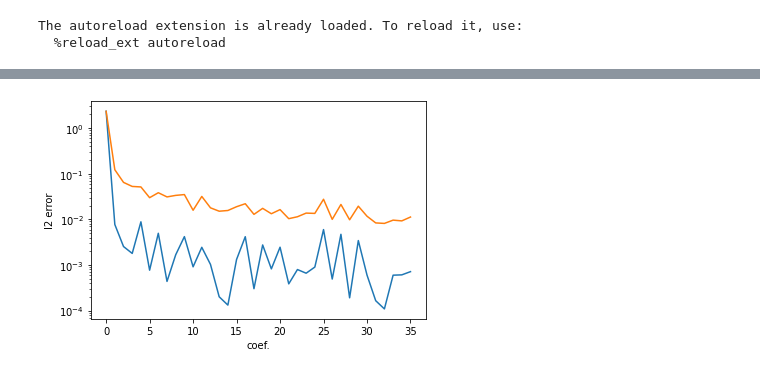
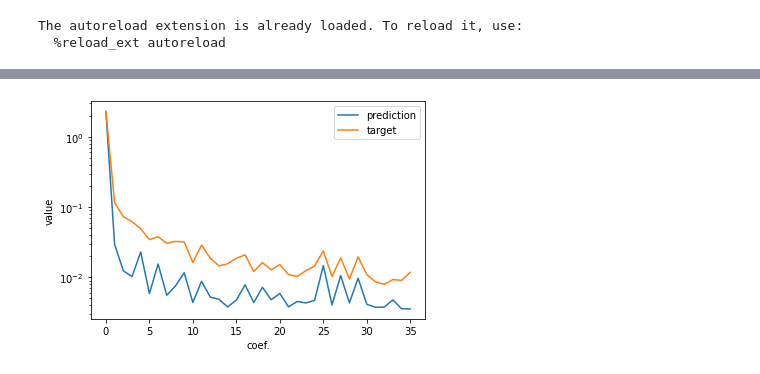
Before and after one commit to KeKsBoTer/punctum, a Jupyter notebook: pointnet/train.ipynb, the cells around one changed output, grey strips where cells are left out. Drawn from its saved outputs; the diff is of its cells as text; code cells hidden in the pictures.

```diff
--- a/pointnet/train.ipynb
+++ b/pointnet/train.ipynb
@@ -19,7 +24,7 @@ from torch.utils.data import DataLoader
 from pytorch3d.structures import Pointclouds
 import torch.utils.data as data
 
-ds = OctantDataset("../datasets/neuschwanstein_16_sh")
+ds = OctantDataset("../datasets/neuschwanstein_sh",sub_sample=1000)
 
 def collate_batched_point_clouds(batch: List[Tuple[Pointclouds, torch.Tensor]]):
     coefs = torch.stack([x[1] for x in batch])
@@ -33,13 +38,13 @@ num_train = int(0.8*len(ds))
 
 ds_train, ds_val = data.random_split(ds,[num_train,len(ds)-num_train])
 
-batch_size = 256
+batch_size = 64
 
 train_dataloader = DataLoader(
-    ds_train, batch_size=batch_size, shuffle=True, collate_fn=collate_batched_point_clouds, drop_last=True,num_workers=12,pin_memory=True
+    ds_train, batch_size=batch_size, shuffle=True, collate_fn=collate_batched_point_clouds, drop_last=False,num_workers=12,pin_memory=True
 )
 val_dataloader = DataLoader(
-    ds_train, batch_size=batch_size, shuffle=True, collate_fn=collate_batched_point_clouds, drop_last=True,num_workers=3,pin_memory=True
+    ds_train, batch_size=batch_size, shuffle=True, collate_fn=collate_batched_point_clouds, drop_last=False,num_workers=3,pin_memory=True
 )
 len(ds_train),len(ds_val)
 # %% [output]
@@ -48,13 +53,12 @@ len(ds_train),len(ds_val)
 l = 5
 model = PointNet((l + 1) ** 2,batch_norm=False).cuda()
 
-optimizer = torch.optim.AdamW(model.parameters(),lr=1e-3)
+optimizer = torch.optim.AdamW(model.parameters(),lr=1e-4)
 # %%
 from torch.optim.lr_scheduler import OneCycleLR
+epochs = 50
 
-epochs = 2
-
-scheduler = OneCycleLR(optimizer,max_lr=1e-3,steps_per_epoch=len(train_dataloader),epochs=epochs)
+scheduler = OneCycleLR(optimizer,max_lr=1e-3,steps_per_epoch=len(train_dataloader)*10,epochs=epochs,pct_start=0.1,three_phase=True)
 
 mse_loss = torch.nn.MSELoss()
 
@@ -69,15 +73,16 @@ loss_hist_train = {}
 loss_hist_val = {}
 step=0
 
-with tqdm(len(train_dataloader)) as pbar:
+with tqdm(len(train_dataloader)*10) as pbar:
     for epoch in range(epochs):
+        # print(f"lr: {scheduler.get_last_lr()}")
 
-        pbar.reset(len(train_dataloader))
+        pbar.reset(len(train_dataloader)*10)
         pbar.set_description(f"epoch {epoch+1}/{epochs}")
 
-        val_sampler = iter(val_dataloader)
+        val_sampler = repeatlist(iter(val_dataloader),len(val_dataloader)*10)
 
-        for i,(pcs, coefs) in enumerate(iter(train_dataloader)):
+        for i,(pcs, coefs) in enumerate(repeatlist(iter(train_dataloader),len(train_dataloader)*10)):
             model.train()
             vertices,color,batch = unpack_data(pcs)
             target_coefs = coefs[:, : lm2flat_index(l, -l) + 1].cuda()
@@ -146,0 +157,13 @@ for i in range(4):
+# %%
+model.eval()
+model.requires_grad_(False)
+
+pc,a_lm = next(iter(train_dataloader))
+
+pred_a = model(*unpack_data(pc)).squeeze(0)
+a_lm = a_lm[:,:lm2flat_index(l, -l) + 1]
+
+for i in range(4):
+    plt.axis("off")
+    plt.imshow((y@a_lm[i].cpu()).reshape(res,res,-1))
+    plt.show()
@@ -147,9 +175,10 @@ for i in range(4):
 # %%
-plt.ylabel("l2 error")
+plt.ylabel("value")
 plt.xlabel("coef.")
 # plt.plot((a_lm-pred_a.cpu()).norm(2,-1).mean(0),label="error")
-plt.plot((pred_a.cpu()).norm(2,-1).mean(0))
-plt.plot((a_lm.cpu()).norm(2,-1).mean(0))
+plt.plot((pred_a.cpu()).norm(2,-1).mean(0),label="prediction")
+plt.plot((a_lm.cpu()).norm(2,-1).mean(0),label="target")
+plt.legend()
 plt.yscale("log")
 # %% [output]
-[figure, old version]
+[figure, new version]
```
Also changed, not shown: parts of 7 cells of this notebook, 3 other files.
